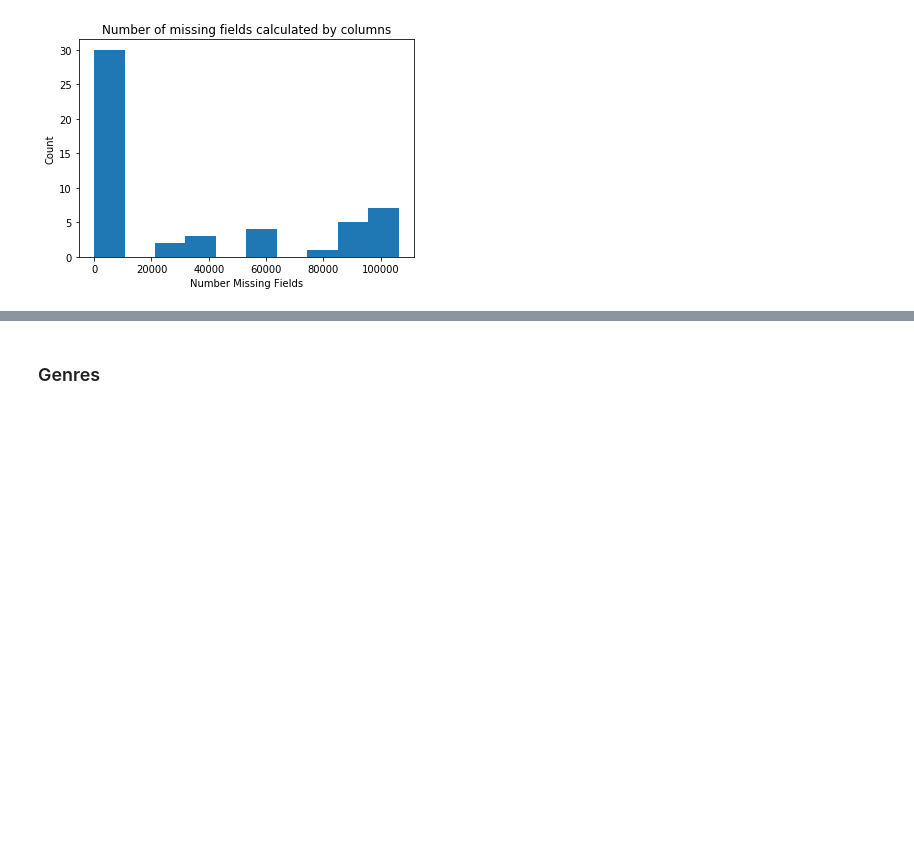
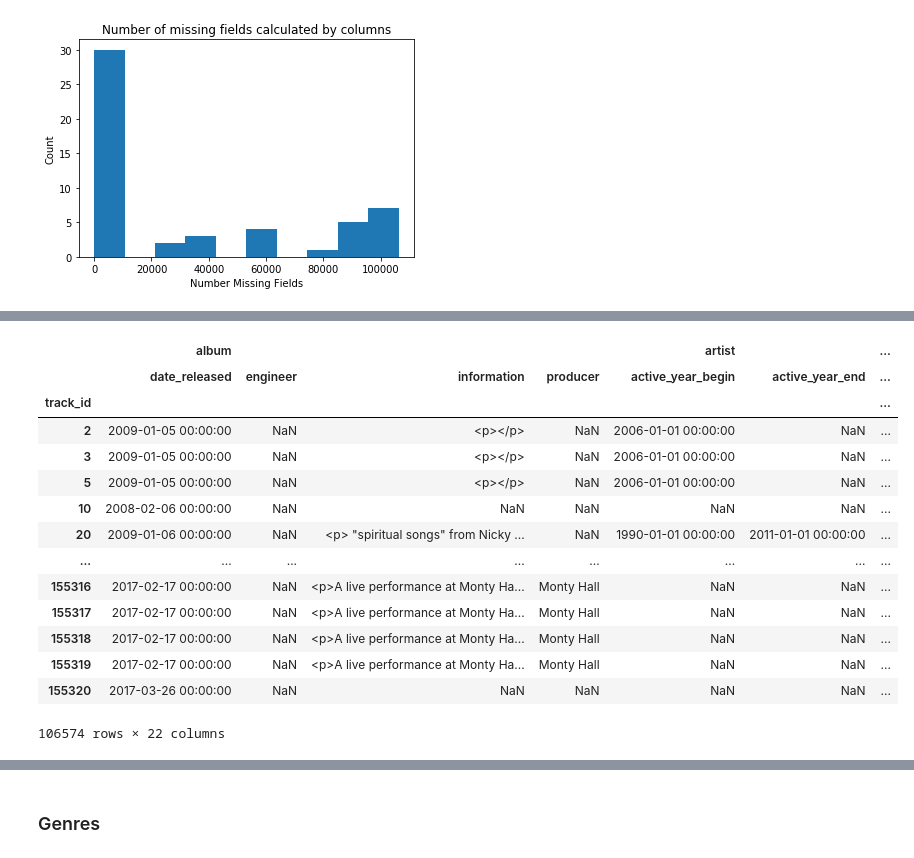
Before and after one commit to ryanmswan/springboard, a Jupyter notebook: capstone_eda/capstone_1_fma_analysis.ipynb, the cells around one changed output, grey strips where cells are left out. Saved outputs shown, nothing was run; the diff lists cells and outputs as text; code cells hidden in the pictures; blank space fills up the shorter version.

```diff
--- a/capstone_eda/capstone_1_fma_analysis.ipynb
+++ b/capstone_eda/capstone_1_fma_analysis.ipynb
@@ -133,3 +135,8 @@ tracks_na.run_analysis()
 [figure]
 [figure]
 [figure]
+# %%
+# Get percentage of null values in each field
+n_null = tracks.isnull().sum() / len(tracks)
+high_miss = n_null[n_null > 0.20]
+print(high_miss)
@@ -135,0 +161,19 @@ tracks_na.run_analysis()
+# %%
+high_miss_indexed = tracks[high_miss.index]
+high_miss_indexed
+# %% [output]
+|  | album |  |  |  | artist |  | ... |
+|  | date_released | engineer | information | producer | active_year_begin | active_year_end | ... |
+| track_id |  |  |  |  |  |  | ... |
+| 2 | 2009-01-05 00:00:00 | NaN | <p></p> | NaN | 2006-01-01 00:00:00 | NaN | ... |
+| 3 | 2009-01-05 00:00:00 | NaN | <p></p> | NaN | 2006-01-01 00:00:00 | NaN | ... |
+| 5 | 2009-01-05 00:00:00 | NaN | <p></p> | NaN | 2006-01-01 00:00:00 | NaN | ... |
+| 10 | 2008-02-06 00:00:00 | NaN | NaN | NaN | NaN | NaN | ... |
+| 20 | 2009-01-06 00:00:00 | NaN | <p> "spiritual songs" from Nicky ... | NaN | 1990-01-01 00:00:00 | 2011-01-01 00:00:00 | ... |
+| ... | ... | ... | ... | ... | ... | ... | ... |
+| 155316 | 2017-02-17 00:00:00 | NaN | <p>A live performance at Monty Ha... | Monty Hall | NaN | NaN | ... |
+| 155317 | 2017-02-17 00:00:00 | NaN | <p>A live performance at Monty Ha... | Monty Hall | NaN | NaN | ... |
+| 155318 | 2017-02-17 00:00:00 | NaN | <p>A live performance at Monty Ha... | Monty Hall | NaN | NaN | ... |
+| 155319 | 2017-02-17 00:00:00 | NaN | <p>A live performance at Monty Ha... | Monty Hall | NaN | NaN | ... |
+| 155320 | 2017-03-26 00:00:00 | NaN | NaN | NaN | NaN | NaN | ... |
+106574 rows × 22 columns
```
Also changed, not shown: parts of 18 cells of this notebook.
